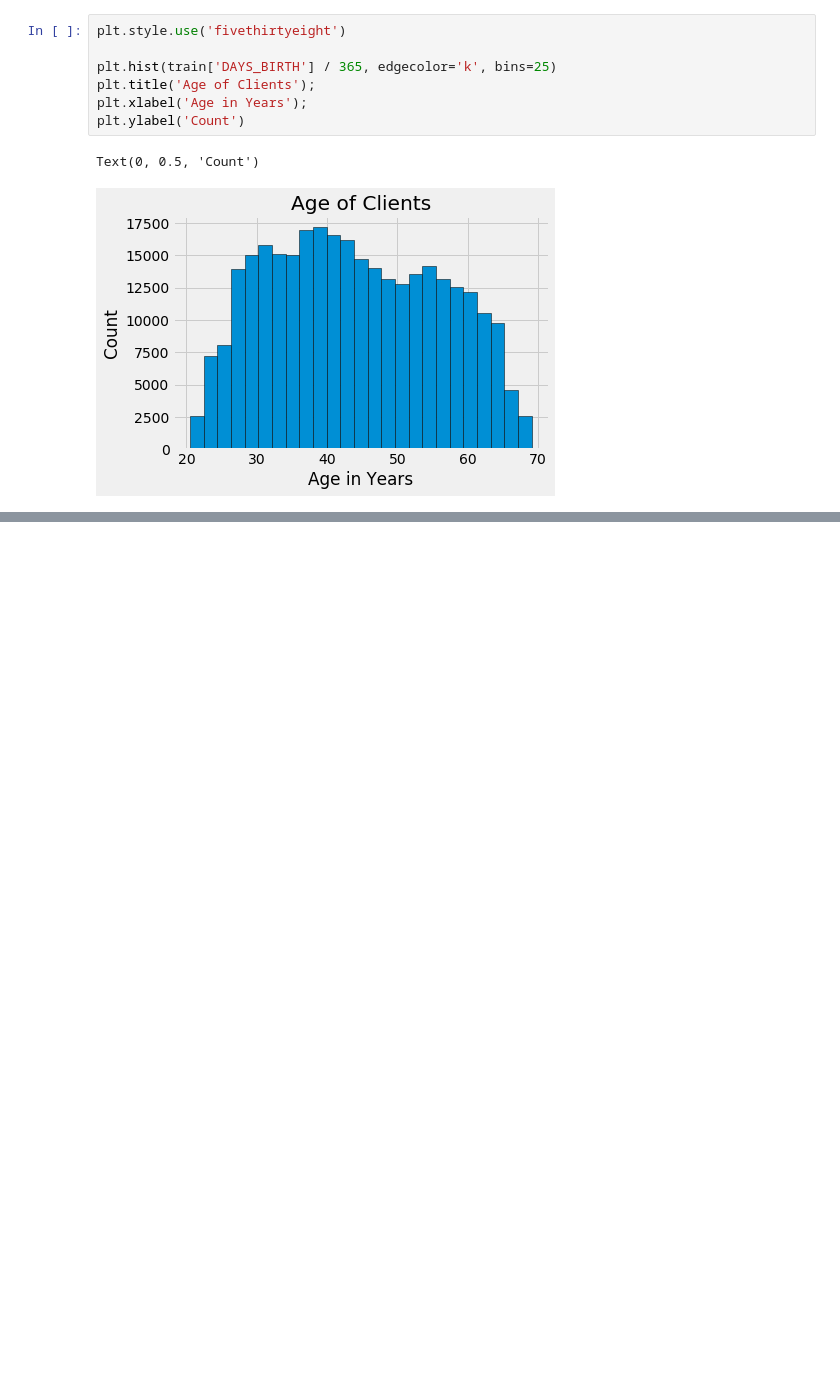
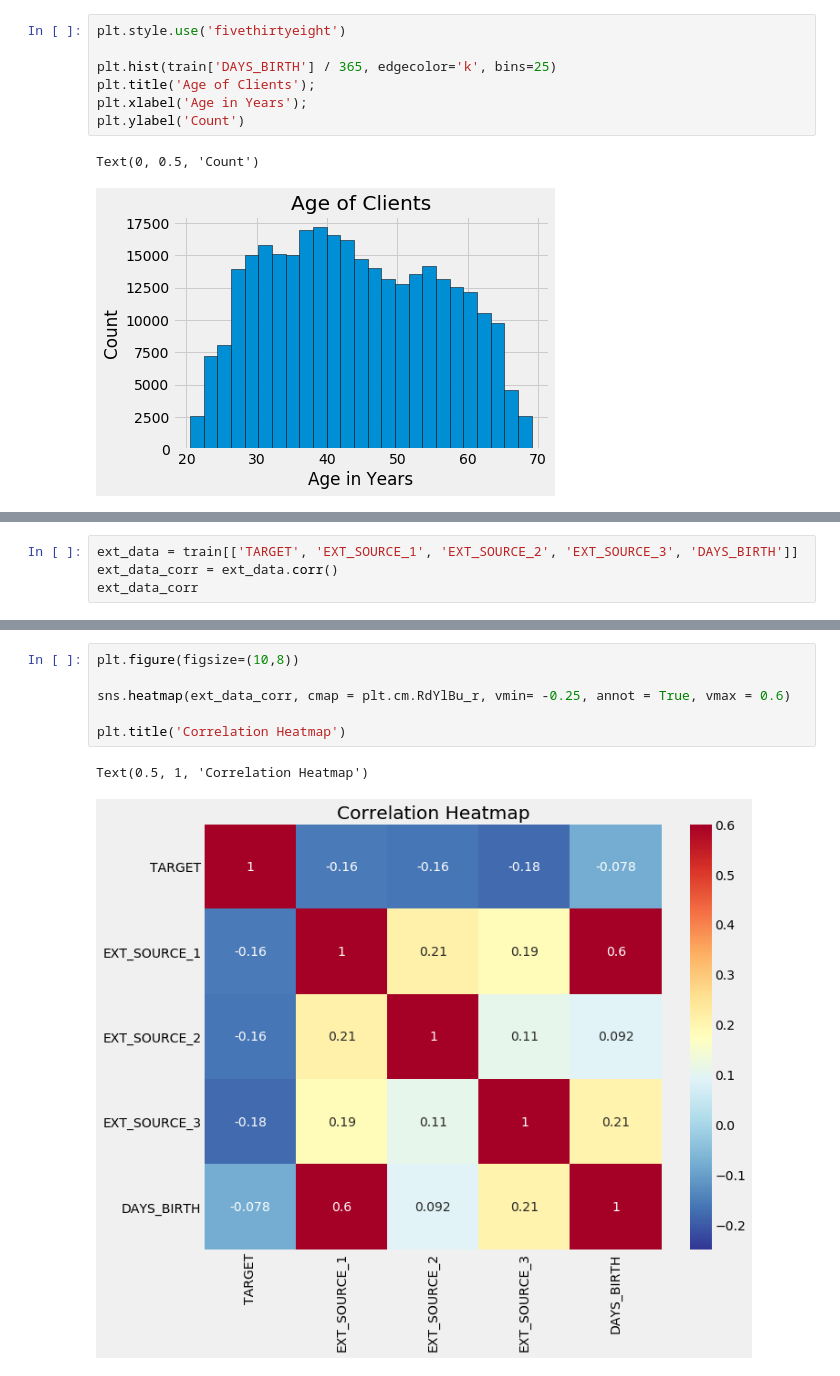
Before and after one commit to kumarUjjawal/data-science-with-python, a Jupyter notebook: credit_risk_analysis.ipynb, the cells around one changed output, grey strips where cells are left out. Drawn from its saved outputs; the diff is of its cells as text; blank space fills up the shorter version.

```diff
--- a/credit_risk_analysis.ipynb
+++ b/credit_risk_analysis.ipynb
@@ -282,0 +359,4 @@ Text(0, 0.5, 'Count')
+# %%
+ext_data = train[['TARGET', 'EXT_SOURCE_1', 'EXT_SOURCE_2', 'EXT_SOURCE_3', 'DAYS_BIRTH']]
+ext_data_corr = ext_data.corr()
+ext_data_corr
@@ -282,0 +370,9 @@ Text(0, 0.5, 'Count')
+# %%
+plt.figure(figsize=(10,8))
+
+sns.heatmap(ext_data_corr, cmap = plt.cm.RdYlBu_r, vmin= -0.25, annot = True, vmax = 0.6)
+
+plt.title('Correlation Heatmap')
+# %% [output]
+Text(0.5, 1, 'Correlation Heatmap')
+[figure, added]
```
Also changed, not shown: parts of 18 cells of this notebook.
